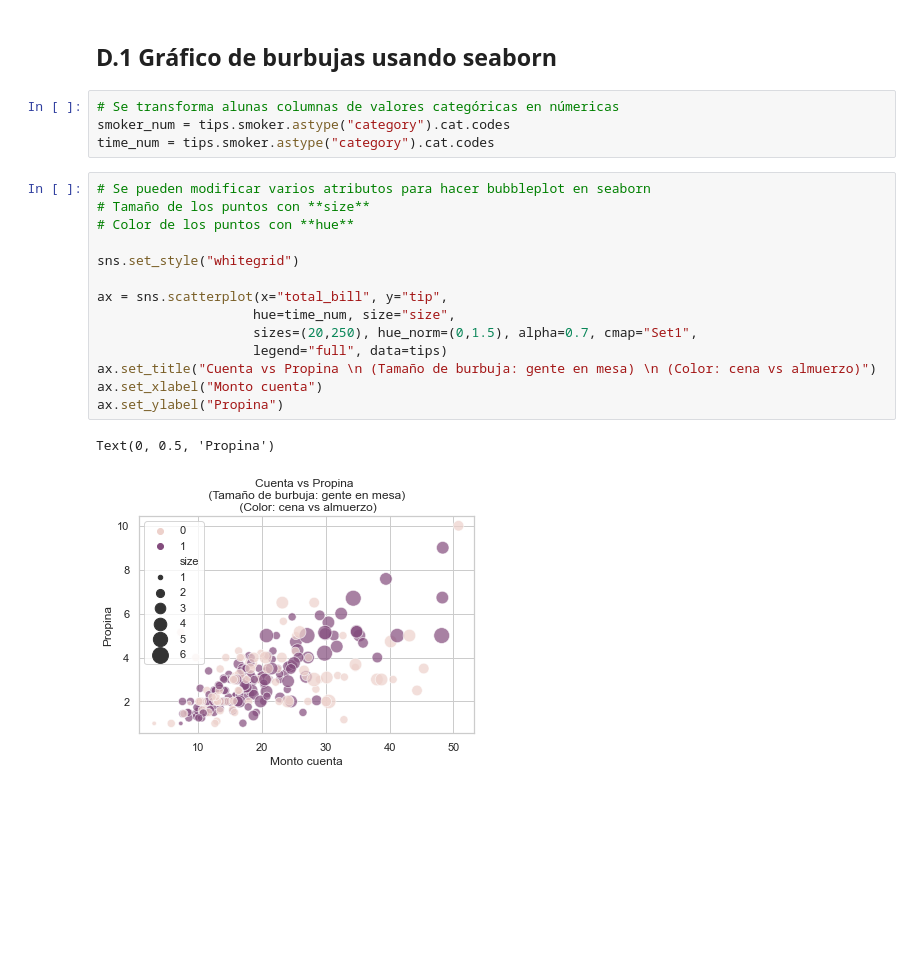
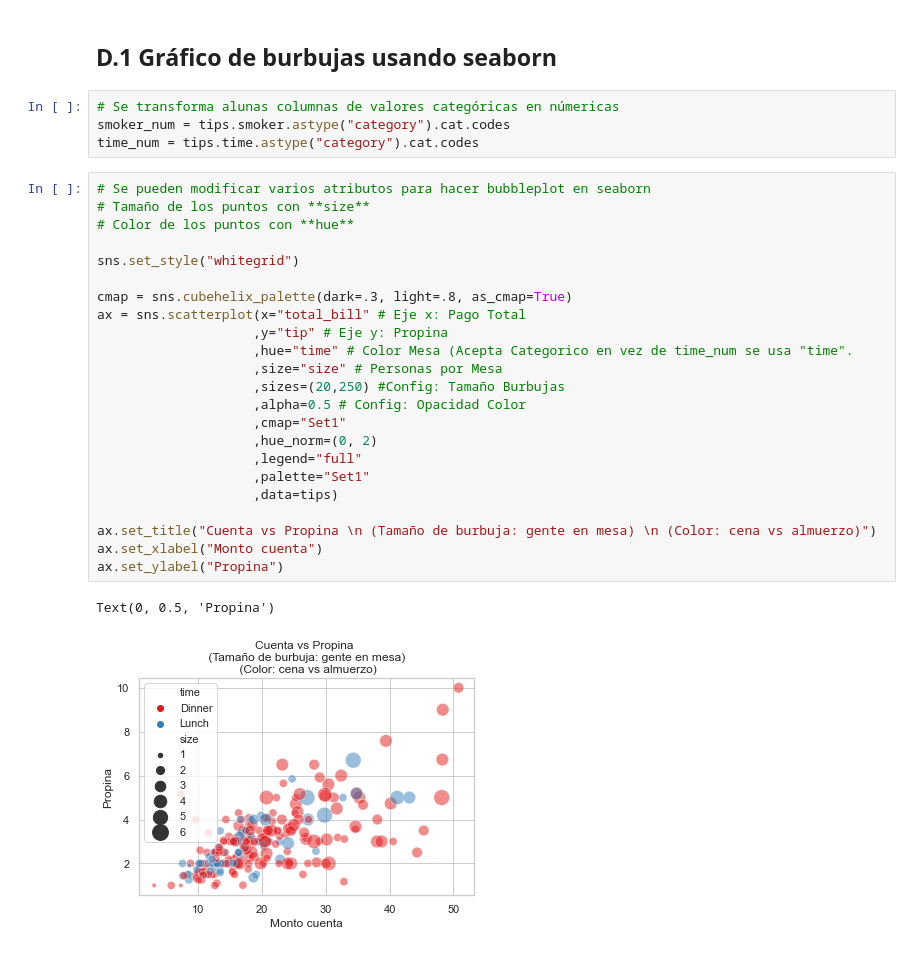
Before and after one commit to jcortesf/JupyterNotebook, a Jupyter notebook: Gráficos de Dispersión y de Burbujas.ipynb, the cells around one changed output. Cells and saved outputs as stored; diff of their text form; blank space fills up the shorter version.

```diff
--- a/Gráficos de Dispersión y de Burbujas.ipynb
+++ b/Gráficos de Dispersión y de Burbujas.ipynb
@@ -80,21 +80,30 @@ El gráfico de burbujas es un caso especial del gráfico de dispersión donde ad
 # %%
 # Se transforma alunas columnas de valores categóricas en númericas
 smoker_num = tips.smoker.astype("category").cat.codes
-time_num = tips.smoker.astype("category").cat.codes
+time_num = tips.time.astype("category").cat.codes
 # %%
 # Se pueden modificar varios atributos para hacer bubbleplot en seaborn
 # Tamaño de los puntos con **size**
 # Color de los puntos con **hue**
 
 sns.set_style("whitegrid")
 
-ax = sns.scatterplot(x="total_bill", y="tip",
-                    hue=time_num, size="size",
-                    sizes=(20,250), hue_norm=(0,1.5), alpha=0.7, cmap="Set1",
-                    legend="full", data=tips)
+cmap = sns.cubehelix_palette(dark=.3, light=.8, as_cmap=True)
+ax = sns.scatterplot(x="total_bill" # Eje x: Pago Total
+                    ,y="tip" # Eje y: Propina
+                    ,hue="time" # Color Mesa (Acepta Categorico en vez de time_num se usa "time".
+                    ,size="size" # Personas por Mesa
+                    ,sizes=(20,250) #Config: Tamaño Burbujas
+                    ,alpha=0.5 # Config: Opacidad Color
+                    ,cmap="Set1"
+                    ,hue_norm=(0, 2)
+                    ,legend="full"
+                    ,palette="Set1"
+                    ,data=tips)
+
 ax.set_title("Cuenta vs Propina \n (Tamaño de burbuja: gente en mesa) \n (Color: cena vs almuerzo)")
 ax.set_xlabel("Monto cuenta")
 ax.set_ylabel("Propina")
 # %% [output]
 Text(0, 0.5, 'Propina')
-[figure, old version]
+[figure, new version]
```
Also changed, not shown: parts of 4 cells of this notebook, 1 other file.
